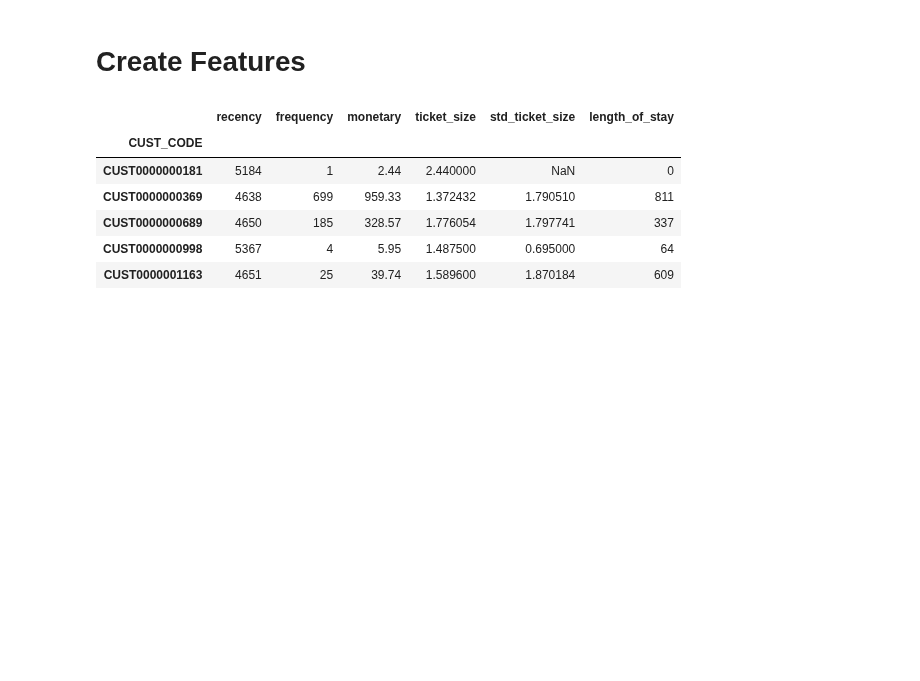
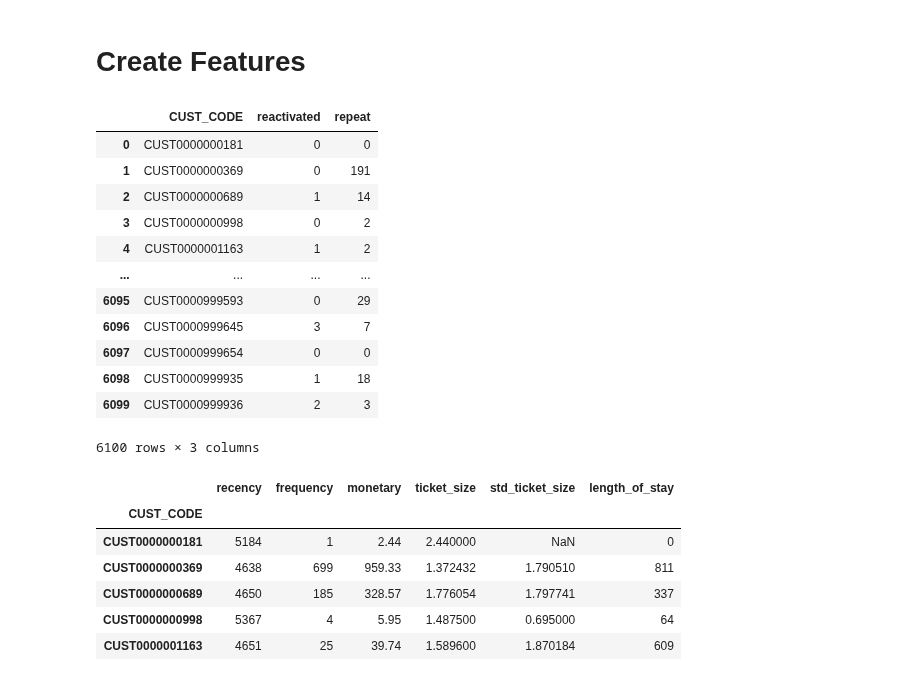
Before and after one commit to PisutSukpool/CRM-Analytics, a Jupyter notebook: Homework 06/Clustering.ipynb, the cells around one changed output. Cells and saved outputs as stored; diff of their text form; code cells hidden in the pictures; blank space fills up the shorter version.

```diff
--- a/Homework 06/Clustering.ipynb
+++ b/Homework 06/Clustering.ipynb
@@ -58,3 +53,38 @@ df_movement['date_diff'] = (df_movement['trans_date'] - df_movement['date_lag'])
+# %%
+#Customer Movement
+df_movement = df_transactions[['CUST_CODE','SHOP_DATE']].copy()
+df_movement = df_movement.drop_duplicates()
+df_movement['DATE_LAG'] = df_movement.groupby(['CUST_CODE'])['SHOP_DATE'].shift(1)
+df_movement['DATE_LEAD'] = df_movement.groupby(['CUST_CODE'])['SHOP_DATE'].shift(-1)
+df_movement['DATE_DIFF'] = (df_movement['SHOP_DATE'] - df_movement['DATE_LAG']).dt.days
+
+conditions_active_3_month = [
+    (df_movement['DATE_DIFF'] <= 90),
+    (df_movement['DATE_DIFF'] > 90)
+    ]
+values_active_3_month = ['repeat', 'reactivated']
+df_movement['MOVEMENT'] = np.select(conditions_active_3_month, values_active_3_month)
+df_movement.loc[df_movement['MOVEMENT'] == '0', 'MOVEMENT'] = 'NEW'
+df_movement_3m =  df_movement[['CUST_CODE','SHOP_DATE','MOVEMENT']]
+df_movement_3m=df_movement_3m.pivot_table(index='CUST_CODE',columns='MOVEMENT',values='SHOP_DATE',aggfunc='count',fill_value=0)
+df_movement_3m.columns.name = None
+df_movement_3m = df_movement_3m.reset_index()
+df_movement_3m = df_movement_3m[['CUST_CODE','reactivated','repeat']]
+df_movement_3m
+# %% [output]
+|  | CUST_CODE | reactivated | repeat |
+| 0 | CUST0000000181 | 0 | 0 |
+| 1 | CUST0000000369 | 0 | 191 |
+| 2 | CUST0000000689 | 1 | 14 |
+| 3 | CUST0000000998 | 0 | 2 |
+| 4 | CUST0000001163 | 1 | 2 |
+| ... | ... | ... | ... |
+| 6095 | CUST0000999593 | 0 | 29 |
+| 6096 | CUST0000999645 | 3 | 7 |
+| 6097 | CUST0000999654 | 0 | 0 |
+| 6098 | CUST0000999935 | 1 | 18 |
+| 6099 | CUST0000999936 | 2 | 3 |
+6100 rows × 3 columns
 # %%
 df_sgv1 = df_transactions.groupby('CUST_CODE').agg(
         recency=('AGE', min),
```
Also changed, not shown: parts of 3 cells of this notebook.
